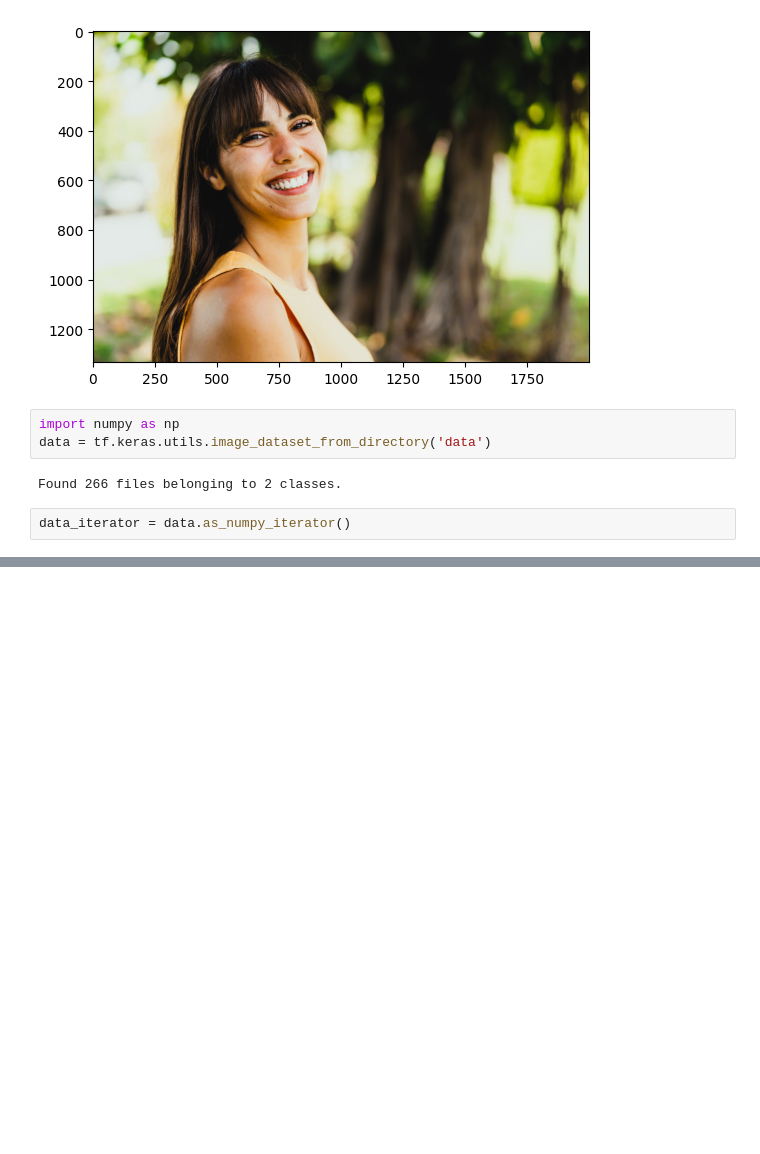
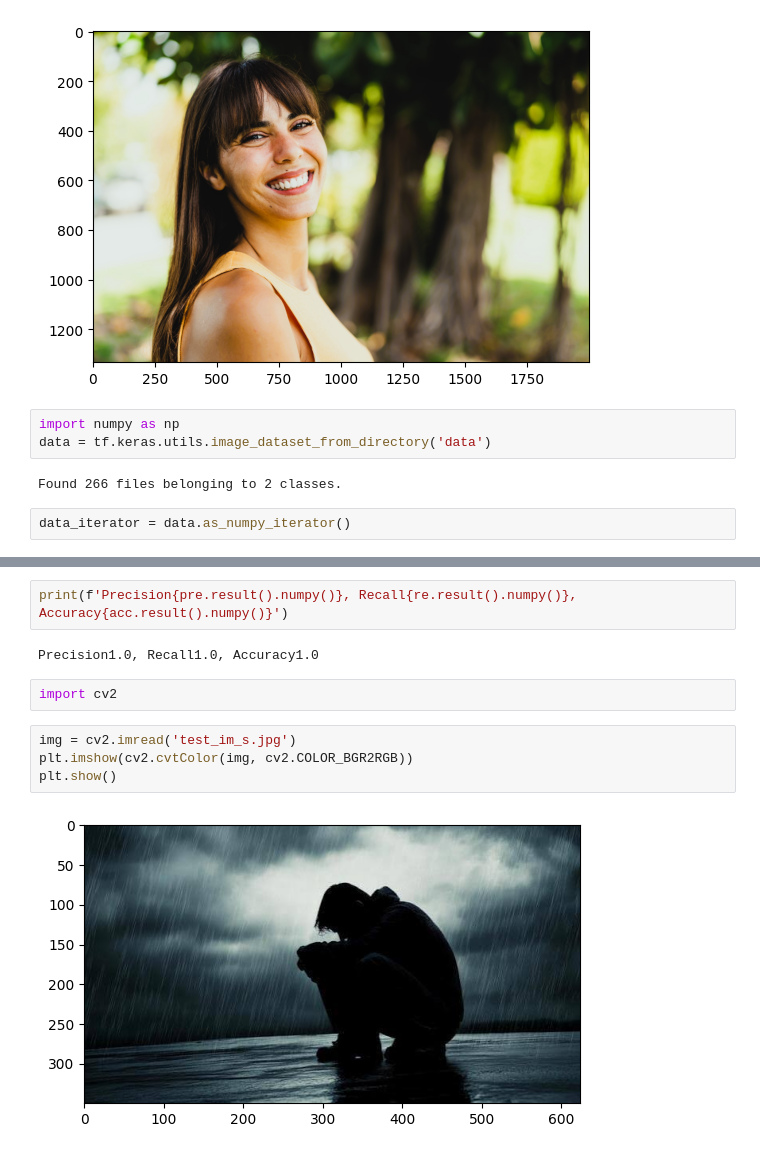
Before and after one commit to Kostas200121/CNN-Image-Classification-project, a Jupyter notebook: V2/image_class2.0.ipynb, the cells around one changed output, grey strips where cells are left out. Drawn from its saved outputs; the diff is of its cells as text; blank space fills up the shorter version.

```diff
--- a/V2/image_class2.0.ipynb
+++ b/V2/image_class2.0.ipynb
@@ -60,0 +187,12 @@ batch = data_iterator.next()
+# %%
+print(f'Precision{pre.result().numpy()}, Recall{re.result().numpy()}, Accuracy{acc.result().numpy()}')
+# %% [output]
+Precision1.0, Recall1.0, Accuracy1.0
+# %%
+import cv2
+# %%
+img = cv2.imread('test_im_s.jpg')
+plt.imshow(cv2.cvtColor(img, cv2.COLOR_BGR2RGB))
+plt.show()
+# %% [output]
+[figure, added]
```
Also changed, not shown: parts of 38 cells of this notebook, 14 other files.
